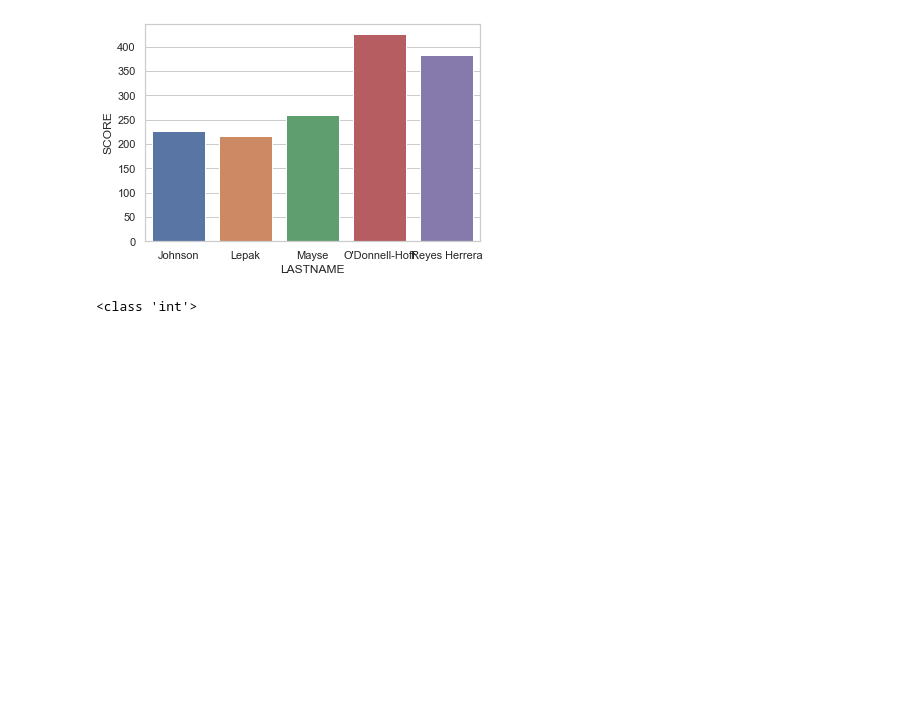
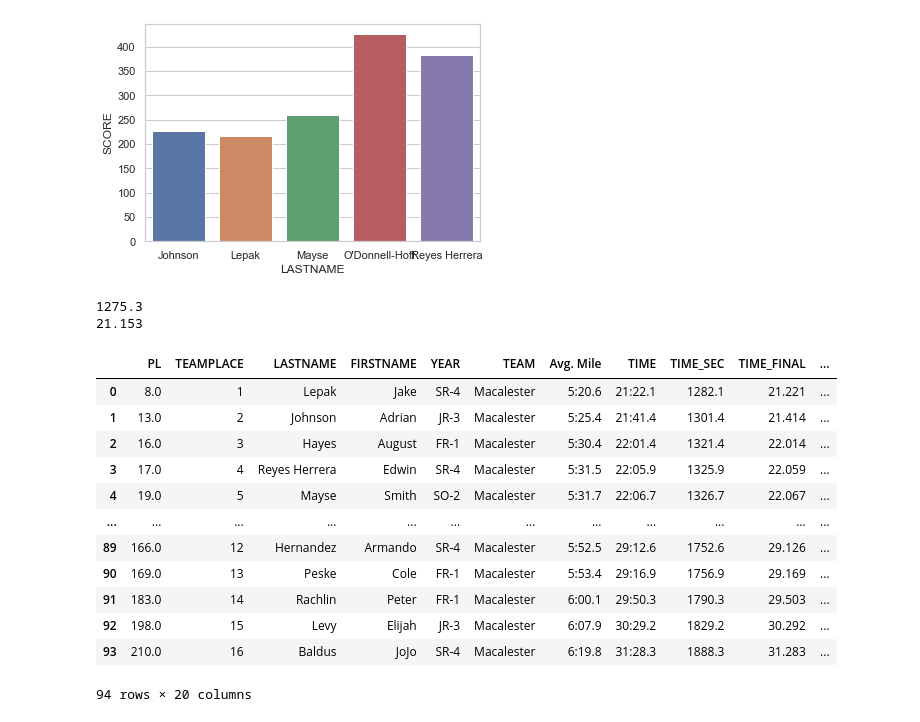
Before and after one commit to ereyesherrera/web_scraping_project, a Jupyter notebook: MACXC_dataViz.ipynb, the cells around one changed output. Cells and saved outputs as stored; diff of their text form; code cells hidden in the pictures; blank space fills up the shorter version.

```diff
--- a/MACXC_dataViz.ipynb
+++ b/MACXC_dataViz.ipynb
@@ -143,20 +143,54 @@ sns.barplot(x="LASTNAME", y="SCORE", data=top7Scores2)
 # %% [output]
 <matplotlib.axes._subplots.AxesSubplot at 0x...>
 [figure]
-# %%
-def get_sec(time_str):
-    """Get Seconds from time."""
-    m = time_str.split(":")
-    m = m[0]
-    s = m[1]
-    ms = time_str.split(".")
-    ms = float(m[1]) * .1
-    return float(m)*60 + float(s) + ms
-
-
-
-#for i in MeetInfo["TIME"]:
-   #if type(i) ==
-    #get_sec(i)
-# %% [output]
-<class 'int'>
+# %%
+def get_sec(time_str):
+    """Get Seconds from time."""
+    m_1 = time_str.split(":")
+    m = m_1[0]
+    s = m_1[1]
+    return float(m)*60 + float(s)
+
+def get_min(time_float):
+    """Get minutes from seconds."""
+    minutes1 = str(time_float/60)
+    minutes = float(minutes1[0:2])
+    sec = round(float(minutes1[2:]) * 60, ndigits=1)
+    sec2 = sec/100
+    return minutes + sec2
+
+print(get_sec("21:15.3"))
+print(get_min(1275.3))
+# %% [output]
+1275.3
+21.153
+# %%
+seconds = []
+for i in MeetInfo["TIME"]:
+    if i == "DNF":
+        seconds.append(0)
+    else:
+        seconds.append(get_sec(i))
+
+MeetInfo.insert(8, "TIME_SEC", seconds)
+
+Min = []
+for i in MeetInfo["TIME_SEC"]:
+    Min.append(get_min(i))
+
+MeetInfo.insert(9, "TIME_FINAL", Min)
+MeetInfo
+# %% [output]
+|  | PL | TEAMPLACE | LASTNAME | FIRSTNAME | YEAR | TEAM | Avg. Mile | TIME | TIME_SEC | TIME_FINAL | ... |
+| 0 | 8.0 | 1 | Lepak | Jake | SR-4 | Macalester | 5:20.6 | 21:22.1 | 1282.1 | 21.221 | ... |
+| 1 | 13.0 | 2 | Johnson | Adrian | JR-3 | Macalester | 5:25.4 | 21:41.4 | 1301.4 | 21.414 | ... |
+| 2 | 16.0 | 3 | Hayes | August | FR-1 | Macalester | 5:30.4 | 22:01.4 | 1321.4 | 22.014 | ... |
+| 3 | 17.0 | 4 | Reyes Herrera | Edwin | SR-4 | Macalester | 5:31.5 | 22:05.9 | 1325.9 | 22.059 | ... |
+| 4 | 19.0 | 5 | Mayse | Smith | SO-2 | Macalester | 5:31.7 | 22:06.7 | 1326.7 | 22.067 | ... |
+| ... | ... | ... | ... | ... | ... | ... | ... | ... | ... | ... | ... |
+| 89 | 166.0 | 12 | Hernandez | Armando | SR-4 | Macalester | 5:52.5 | 29:12.6 | 1752.6 | 29.126 | ... |
+| 90 | 169.0 | 13 | Peske | Cole | FR-1 | Macalester | 5:53.4 | 29:16.9 | 1756.9 | 29.169 | ... |
+| 91 | 183.0 | 14 | Rachlin | Peter | FR-1 | Macalester | 6:00.1 | 29:50.3 | 1790.3 | 29.503 | ... |
+| 92 | 198.0 | 15 | Levy | Elijah | JR-3 | Macalester | 6:07.9 | 30:29.2 | 1829.2 | 30.292 | ... |
+| 93 | 210.0 | 16 | Baldus | JoJo | SR-4 | Macalester | 6:19.8 | 31:28.3 | 1888.3 | 31.283 | ... |
+94 rows × 20 columns
```
Also changed, not shown: parts of 6 cells of this notebook, 1 other file.
